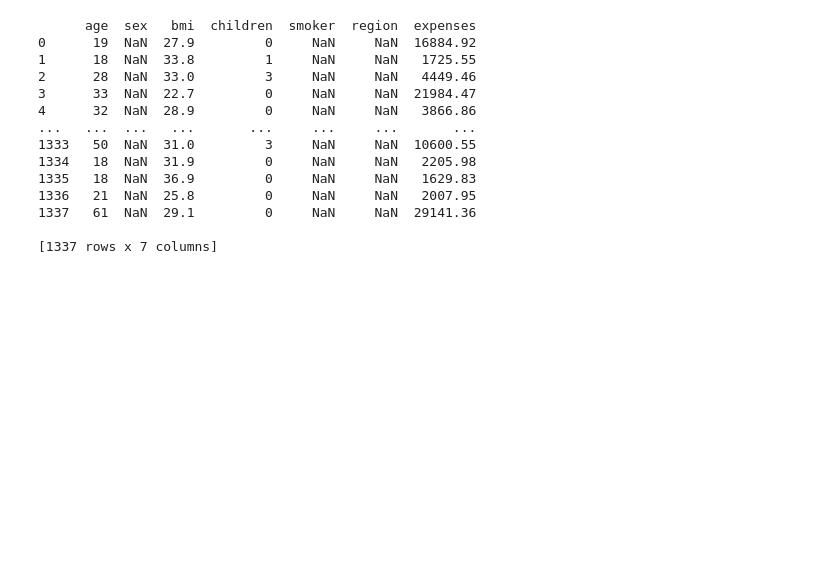
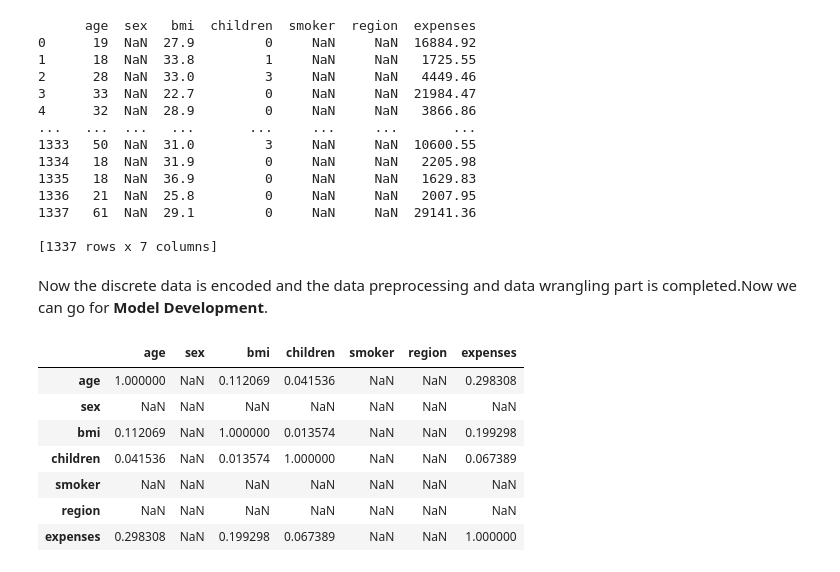
Before and after one commit to MrBytes10/medical_InsurancePricePrediction, a Jupyter notebook: medical_InsurancePricePrediction.ipynb, the cells around one changed output. Drawn from its saved outputs; the diff is of its cells as text; code cells hidden in the pictures; blank space fills up the shorter version.

Commit message:
working on modeling, has some errors to solve

```diff
--- a/medical_InsurancePricePrediction.ipynb
+++ b/medical_InsurancePricePrediction.ipynb
@@ -249,3 +249,16 @@ print (dataframe1)
 1337   61  NaN  29.1         0     NaN     NaN  29141.36
 
 [1337 rows x 7 columns]
+# %% [markdown]
+Now the discrete data is encoded and the data preprocessing and data wrangling part is completed.Now we can go for <b>Model Development</b>.
+# %%
+dataframe1.corr()
+# %% [output]
+|  | age | sex | bmi | children | smoker | region | expenses |
+| age | 1.000000 | NaN | 0.112069 | 0.041536 | NaN | NaN | 0.298308 |
+| sex | NaN | NaN | NaN | NaN | NaN | NaN | NaN |
+| bmi | 0.112069 | NaN | 1.000000 | 0.013574 | NaN | NaN | 0.199298 |
+| children | 0.041536 | NaN | 0.013574 | 1.000000 | NaN | NaN | 0.067389 |
+| smoker | NaN | NaN | NaN | NaN | NaN | NaN | NaN |
+| region | NaN | NaN | NaN | NaN | NaN | NaN | NaN |
+| expenses | 0.298308 | NaN | 0.199298 | 0.067389 | NaN | NaN | 1.000000 |
```
Also changed, not shown: parts of 4 cells of this notebook.
